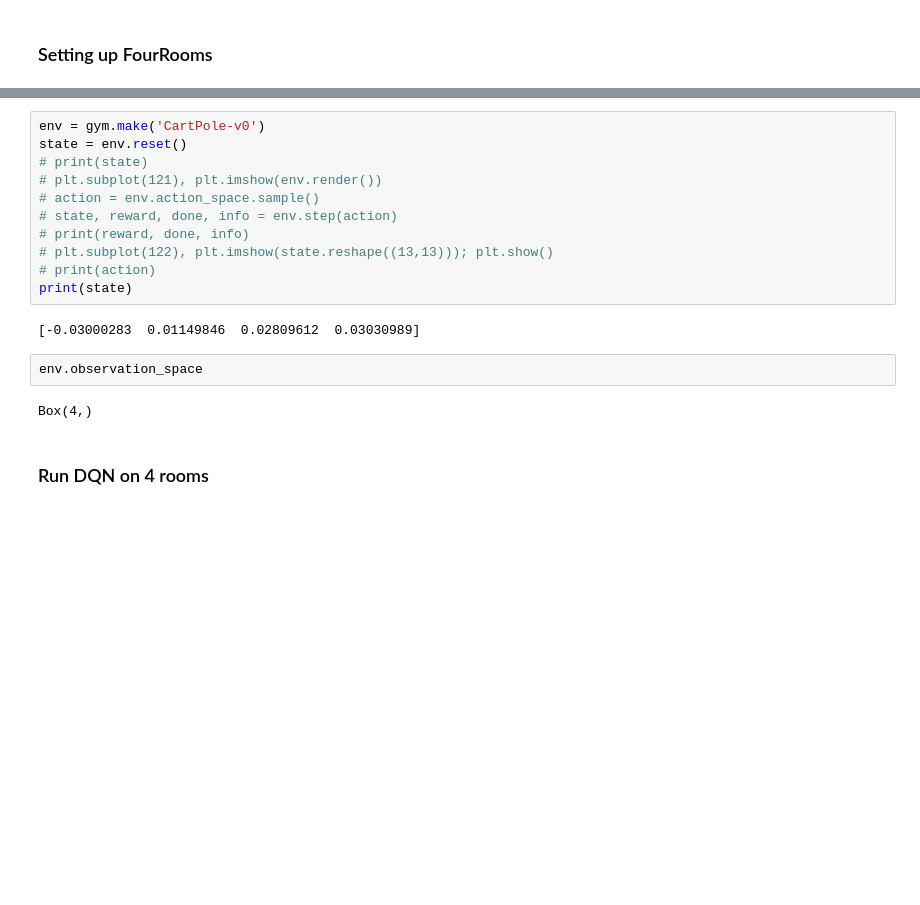
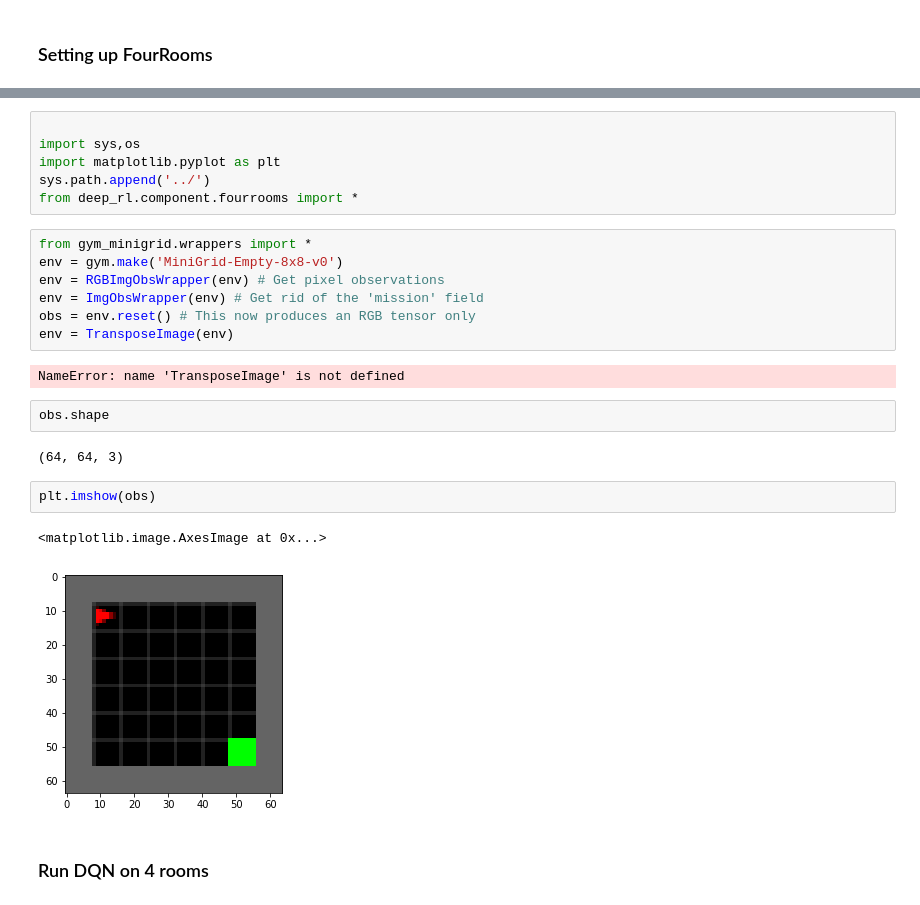
Before and after one commit to psurya1994/successor-feature-representations, a Jupyter notebook: notebooks/15-minigrid-dqn.ipynb, the cells around one changed output, grey strips where cells are left out. Cells and saved outputs as stored; diff of their text form; blank space fills up the shorter version.

```diff
--- a/notebooks/15-minigrid-dqn.ipynb
+++ b/notebooks/15-minigrid-dqn.ipynb
@@ -5,20 +3,27 @@ from deep_rl.component.fourrooms import *
-# %%
-env = gym.make('CartPole-v0')
-state = env.reset()
-# print(state)
-# plt.subplot(121), plt.imshow(env.render())
-# action = env.action_space.sample()
-# state, reward, done, info = env.step(action)
-# print(reward, done, info)
-# plt.subplot(122), plt.imshow(state.reshape((13,13))); plt.show()
-# print(action)
-print(state)
-# %% [output]
-[-0.03000283  0.01149846  0.02809612  0.03030989]
-# %%
-env.observation_space
-# %% [output]
-Box(4,)
+# %%
+
+import sys,os
+import matplotlib.pyplot as plt
+sys.path.append('../')
+from deep_rl.component.fourrooms import *
+# %%
+from gym_minigrid.wrappers import *
+env = gym.make('MiniGrid-Empty-8x8-v0')
+env = RGBImgObsWrapper(env) # Get pixel observations
+env = ImgObsWrapper(env) # Get rid of the 'mission' field
+obs = env.reset() # This now produces an RGB tensor only
+env = TransposeImage(env)
+# %% [output]
+NameError: name 'TransposeImage' is not defined
+# %%
+obs.shape
+# %% [output]
+(64, 64, 3)
+# %%
+plt.imshow(obs)
+# %% [output]
+<matplotlib.image.AxesImage at 0x...>
+[figure, added]
 # %% [markdown]
 ### Run DQN on 4 rooms
 # %%
```
Also changed, not shown: parts of 5 cells of this notebook, 2 other files.
